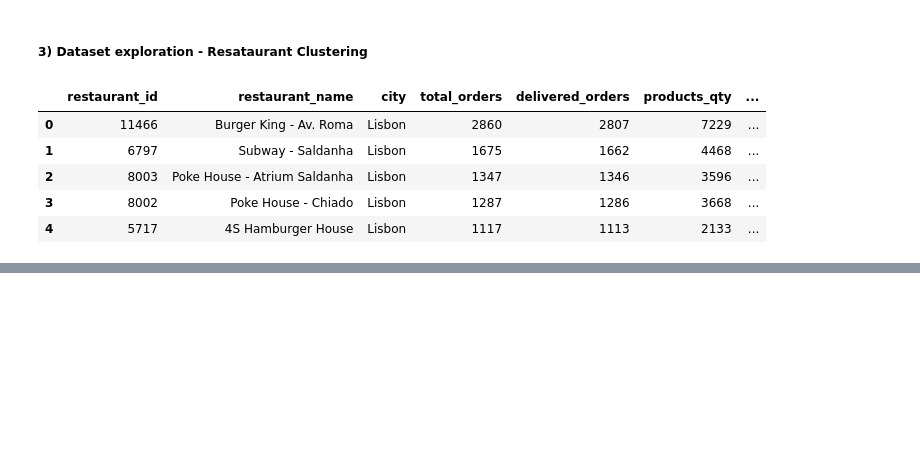
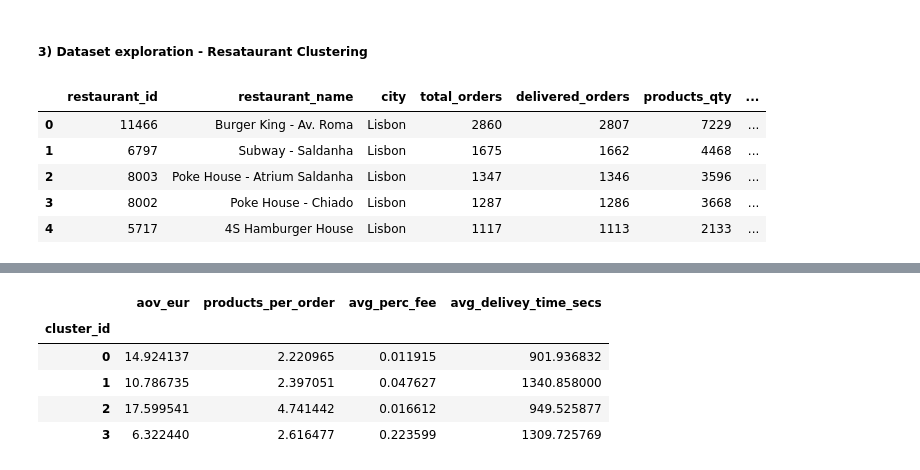
Before and after one commit to jsamu1994/data-challenge-jan-2024, a Jupyter notebook: python_files/exploring_dataset_2.ipynb, the cells around one changed output, grey strips where cells are left out. Drawn from its saved outputs; the diff is of its cells as text; code cells hidden in the pictures; blank space fills up the shorter version.

```diff
--- a/python_files/exploring_dataset_2.ipynb
+++ b/python_files/exploring_dataset_2.ipynb
@@ -481,0 +538,9 @@ features = ["perc_delivered", "aov_eur", "products_per_order", "avg_perc_fee", "
+# %%
+df_features.groupby("cluster_id").mean()
+# %% [output]
+|  | aov_eur | products_per_order | avg_perc_fee | avg_delivey_time_secs |
+| cluster_id |  |  |  |  |
+| 0 | 14.924137 | 2.220965 | 0.011915 | 901.936832 |
+| 1 | 10.786735 | 2.397051 | 0.047627 | 1340.858000 |
+| 2 | 17.599541 | 4.741442 | 0.016612 | 949.525877 |
+| 3 | 6.322440 | 2.616477 | 0.223599 | 1309.725769 |
```
Also changed, not shown: parts of 7 cells of this notebook.
